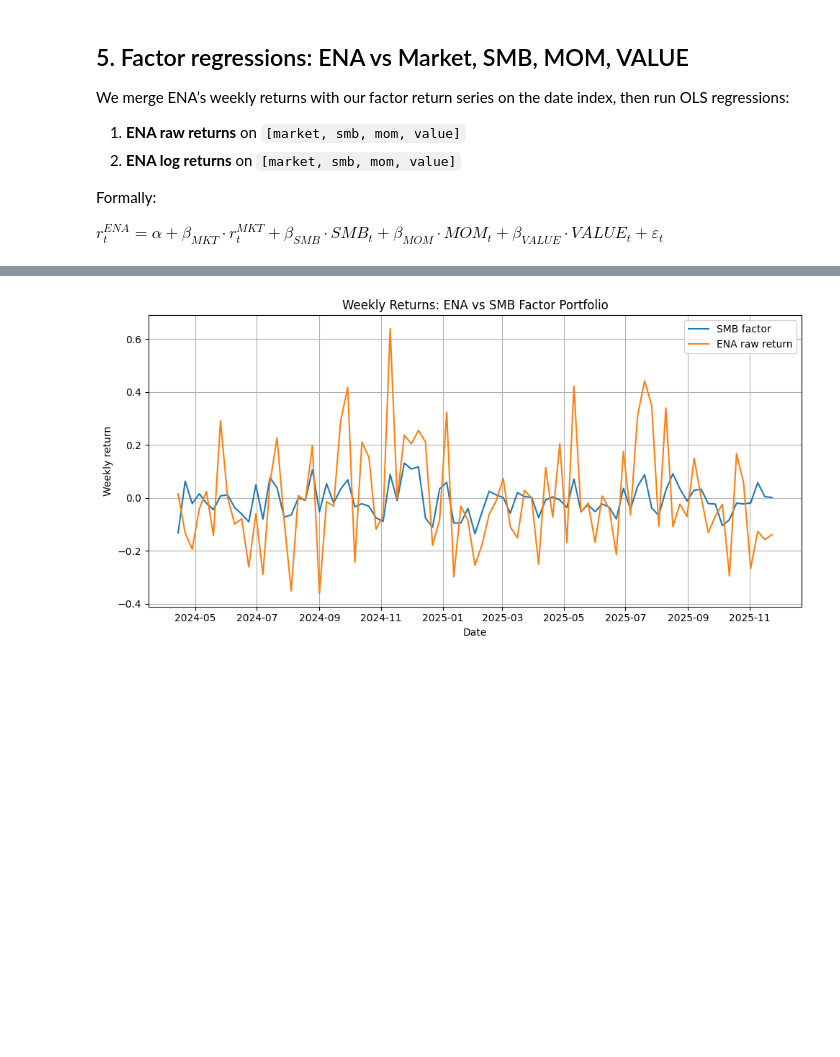
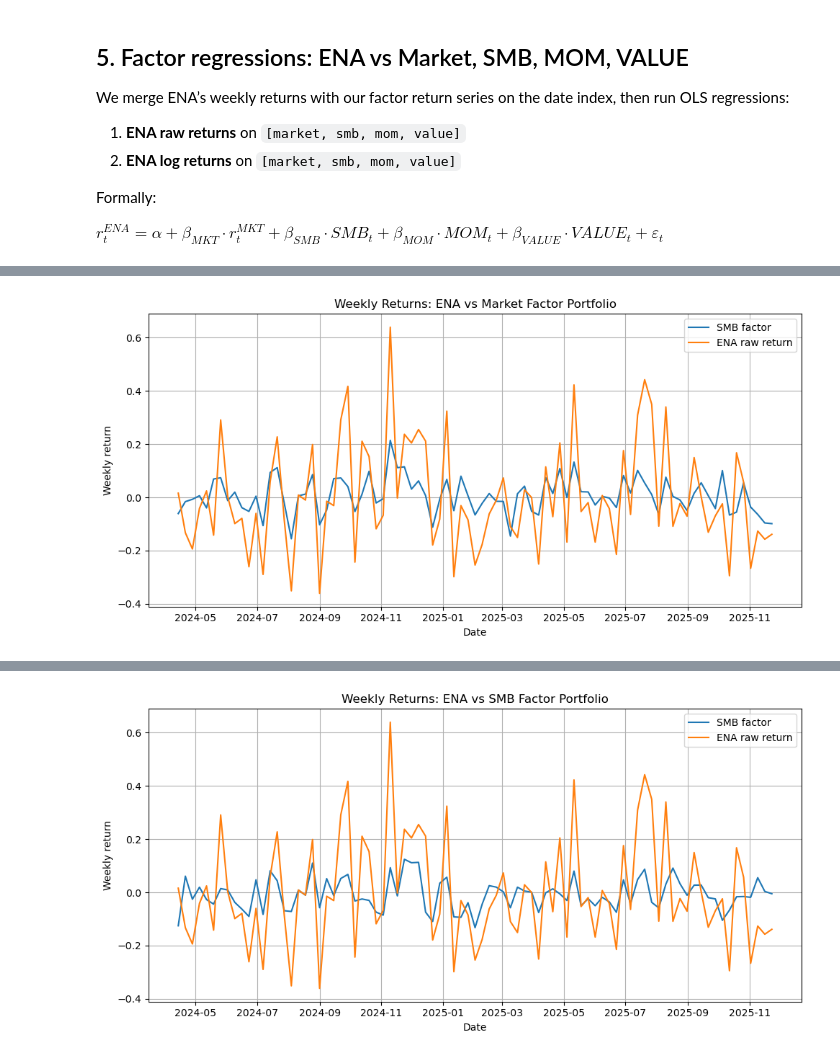
Before and after one commit to frank22lin/MBC-Research, a Jupyter notebook: factor_analysis.ipynb, the cells around one changed output, grey strips where cells are left out. Cells and saved outputs as stored; diff of their text form; code cells hidden in the pictures; blank space fills up the shorter version.

```diff
--- a/factor_analysis.ipynb
+++ b/factor_analysis.ipynb
@@ -551,0 +930,14 @@ plt.show()
+# %%
+fig, ax = plt.subplots()
+
+ax.plot(reg_df.index, reg_df["market"], label="SMB factor")
+ax.plot(reg_df.index, reg_df["ENA_raw_ret"], label="ENA raw return")
+
+ax.set_title("Weekly Returns: ENA vs Market Factor Portfolio")
+ax.set_xlabel("Date")
+ax.set_ylabel("Weekly return")
+ax.legend()
+plt.tight_layout()
+plt.show()
+# %% [output]
+[figure, added]
```
Also changed, not shown: parts of 28 cells of this notebook.
